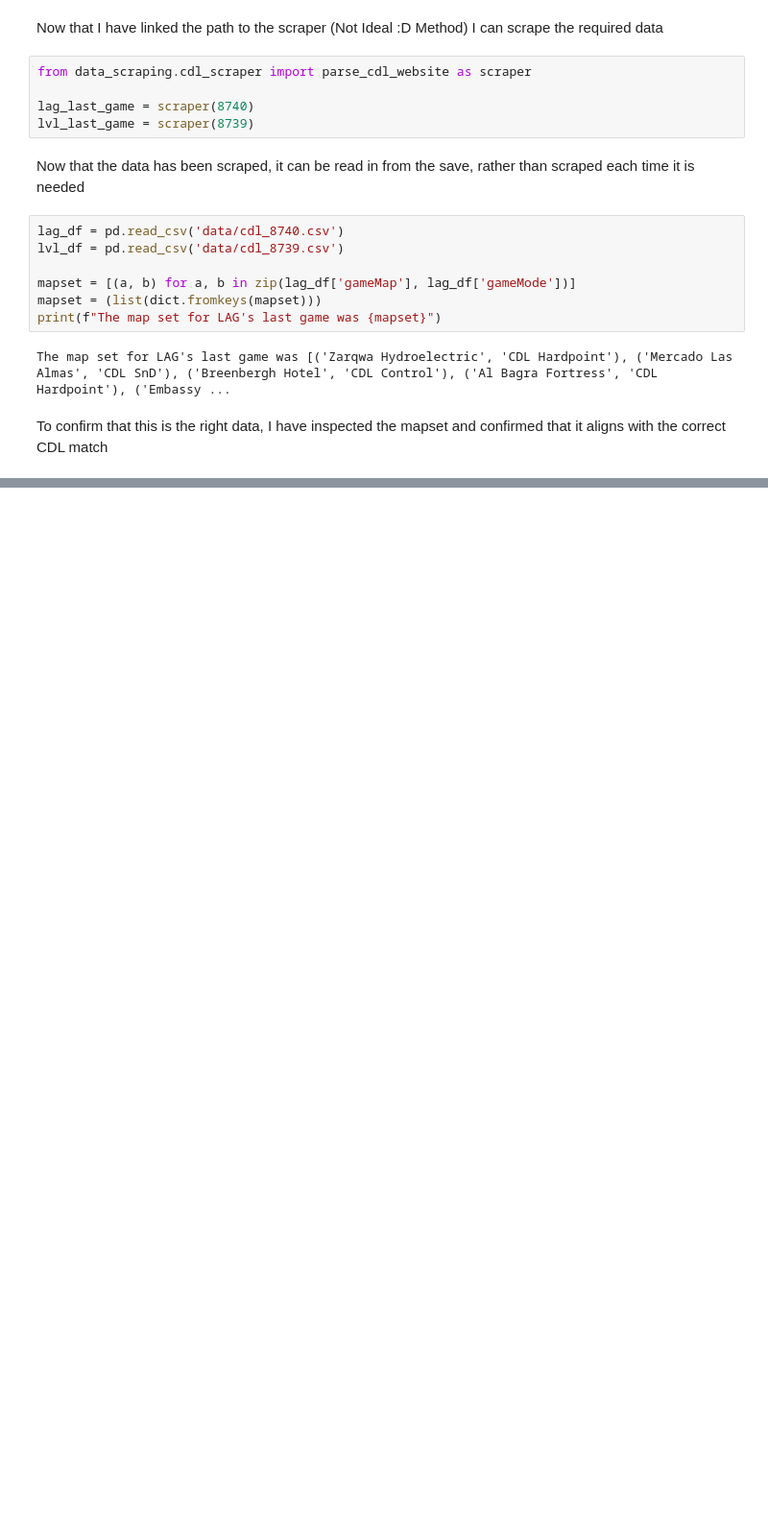
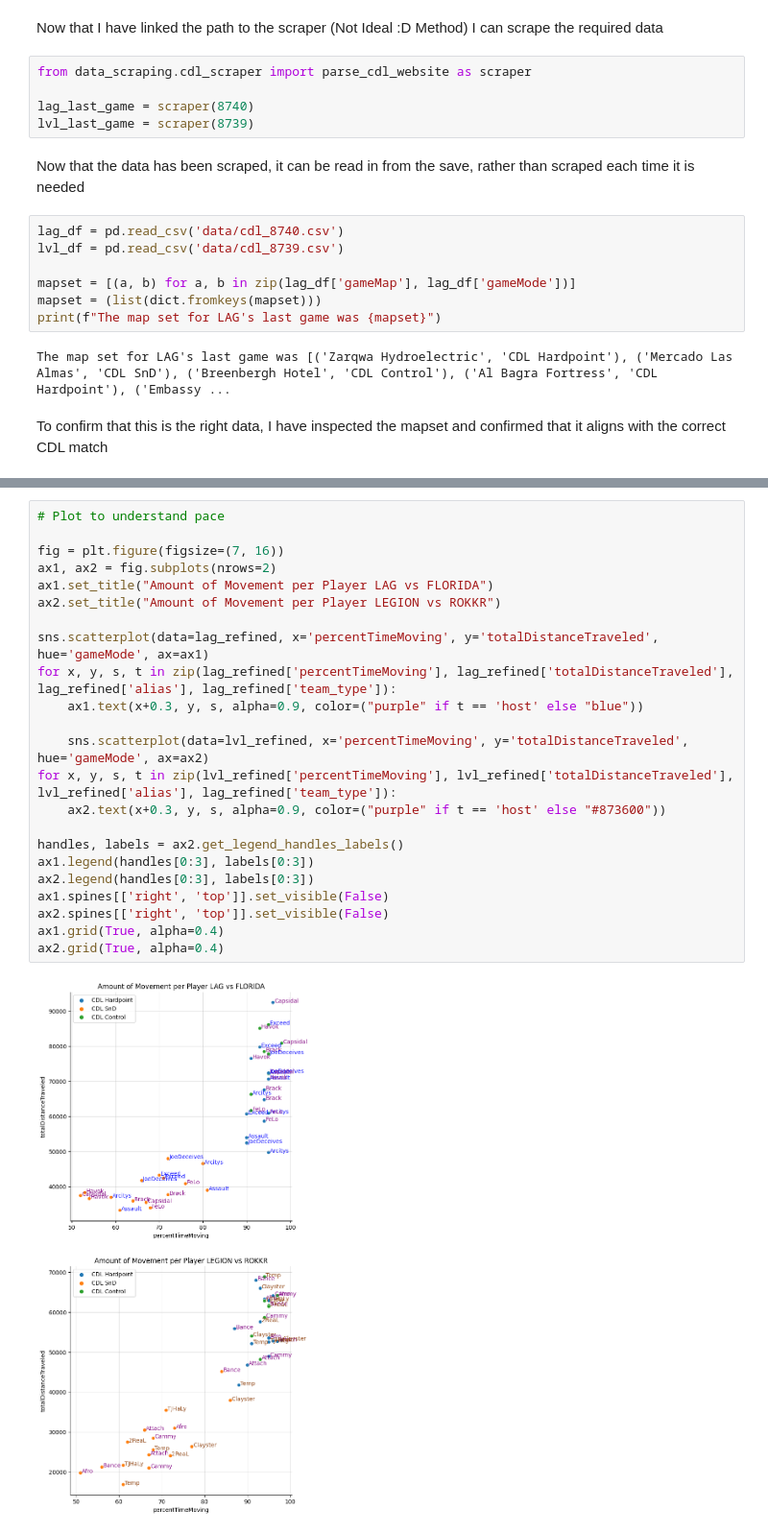
Before and after one commit to charlbbbbb/CDL-Stats, a Jupyter notebook: analysis/lag_vs_paris.ipynb, the cells around one changed output, grey strips where cells are left out. Shown at 96% size. Drawn from its saved outputs; the diff is of its cells as text; blank space fills up the shorter version.

```diff
--- a/analysis/lag_vs_paris.ipynb
+++ b/analysis/lag_vs_paris.ipynb
@@ -33,0 +101,25 @@ To confirm that this is the right data, I have inspected the mapset and confirme
+# %%
+# Plot to understand pace
+
+fig = plt.figure(figsize=(7, 16))
+ax1, ax2 = fig.subplots(nrows=2)
+ax1.set_title("Amount of Movement per Player LAG vs FLORIDA")
+ax2.set_title("Amount of Movement per Player LEGION vs ROKKR")
+
+sns.scatterplot(data=lag_refined, x='percentTimeMoving', y='totalDistanceTraveled', hue='gameMode', ax=ax1)
+for x, y, s, t in zip(lag_refined['percentTimeMoving'], lag_refined['totalDistanceTraveled'], lag_refined['alias'], lag_refined['team_type']):
+    ax1.text(x+0.3, y, s, alpha=0.9, color=("purple" if t == 'host' else "blue"))
+
+    sns.scatterplot(data=lvl_refined, x='percentTimeMoving', y='totalDistanceTraveled', hue='gameMode', ax=ax2)
+for x, y, s, t in zip(lvl_refined['percentTimeMoving'], lvl_refined['totalDistanceTraveled'], lvl_refined['alias'], lag_refined['team_type']):
+    ax2.text(x+0.3, y, s, alpha=0.9, color=("purple" if t == 'host' else "#873600"))
+
+handles, labels = ax2.get_legend_handles_labels()
+ax1.legend(handles[0:3], labels[0:3])
+ax2.legend(handles[0:3], labels[0:3])
+ax1.spines[['right', 'top']].set_visible(False)
+ax2.spines[['right', 'top']].set_visible(False)
+ax1.grid(True, alpha=0.4)
+ax2.grid(True, alpha=0.4)
+# %% [output]
+[figure, added]
```
Also changed, not shown: parts of 4 cells of this notebook.
